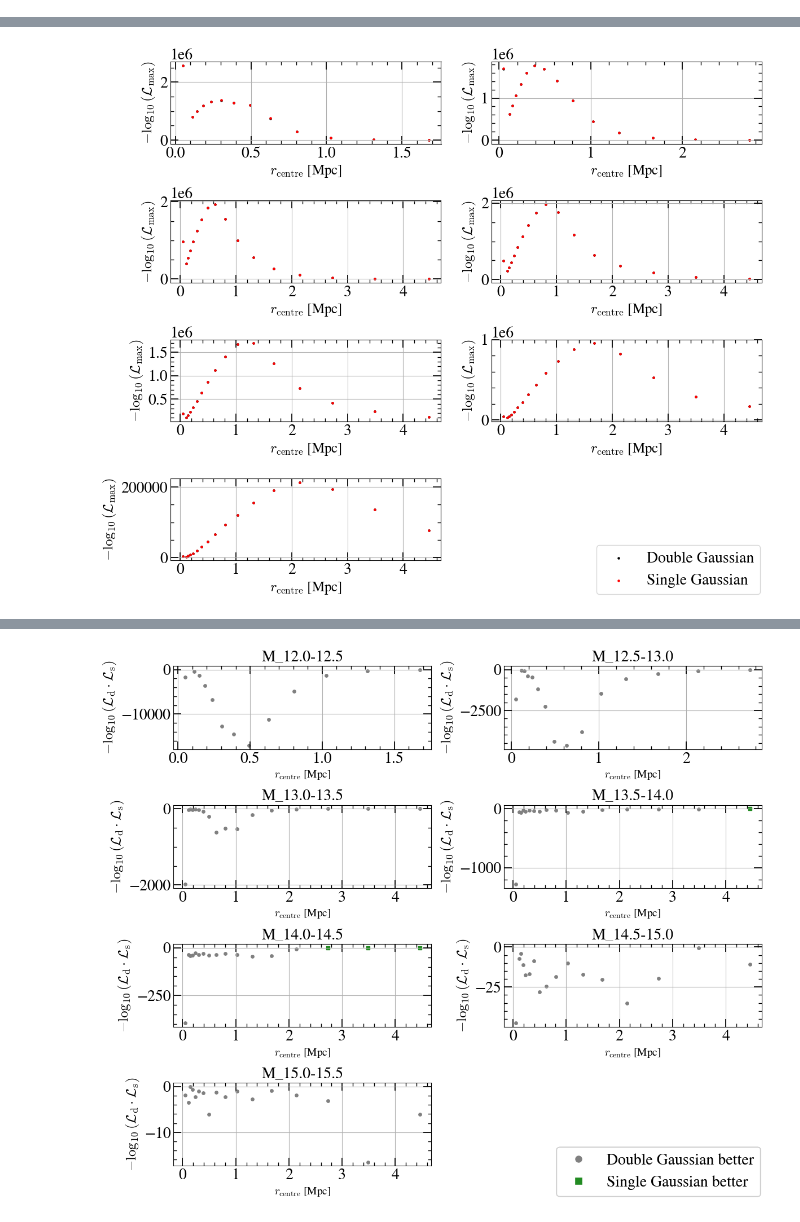
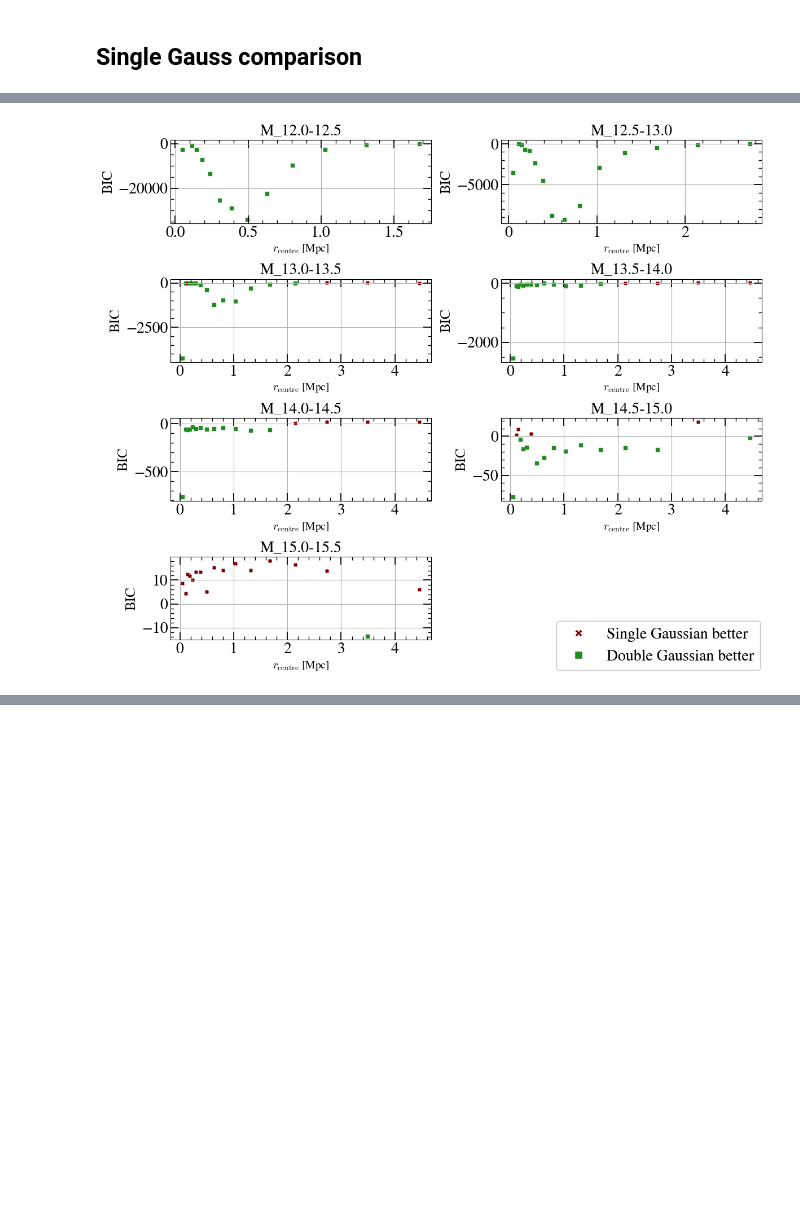
Before and after one commit to TimvdVuurst/MRP_vdvuurst, a Jupyter notebook: notebooks/onehalo_functional_forms.ipynb, the cells around one changed output, grey strips where cells are left out. Saved outputs shown, nothing was run; the diff lists cells and outputs as text; code cells hidden in the pictures; blank space fills up the shorter version.

Commit message:
BIC implemented as comparison gauge

```diff
--- a/notebooks/onehalo_functional_forms.ipynb
+++ b/notebooks/onehalo_functional_forms.ipynb
@@ -39,7 +37,9 @@ def radial_param_scraper(rootpath, lower_mass = 2, upper_mass = 5.5, step = 0.5,
     for mass_bin in mass_bins:
         for p in params:
             mass_dict[mass_bin][f'{p}_errors'] = np.full((*rbin_centers.shape,2), 0, dtype = np.float32)
+        # pre-fill dict with placeholder values
         mass_dict[mass_bin]['likelihood'] = np.full(rbin_centers.shape,-np.inf, dtype = np.float32)
+        mass_dict[mass_bin]['N'] = np.full(rbin_centers.shape,0, dtype = np.float32)
 
     for subdir, _, files in os.walk(rootpath):
         for file in files:
@@ -67,6 +67,7 @@ def radial_param_scraper(rootpath, lower_mass = 2, upper_mass = 5.5, step = 0.5,
                                 mass_dict[mass_bin_str][key][r_index] = value
                         #TODO: with the try/except i do no errors for minimize now. but they should be just 0
                         except KeyError:
+                            print(key)
                             continue
 
     #numpy to list
@@ -206,9 +211,14 @@ colors = ['red', 'black', 'blue', 'forestgreen', 'orange', 'magenta', 'gray']
 color_dict = dict(zip(func_names,colors))
 func_dict = dict(zip(func_names, all_funcs))
 
+rbins = modified_logspace(0, 5, 18)
+rbin_centers = np.array([np.mean(rbins[i:i+2]) for i in range(17)])
 
 def reduced_chi2(O, E, sigma, dof):
     return np.sum(np.square(O - E) / sigma** 2) / dof
+
+def reduced_chi2_no_err(O, E, dof):
+    return np.sum(np.square(O - E)/ E) / dof
 
 
 def fit_all_forms(mass_dict = mass_dict, range_str = None, skip_radbin = None):
@@ -243,7 +253,7 @@ def fit_all_forms(mass_dict = mass_dict, range_str = None, skip_radbin = None):
         fig, axes = plt.subplots(nrows = 3, figsize = (10,10), sharex = False)
         no_err = [True, True, True]
         for i,(param, values) in enumerate(mass_bin_dict.items()):
-            if 'errors' in param:
+            if 'errors' in param or param == 'likelihood' or param == 'N':
                 continue
             values = np.array(values)
 
@@ -328,4 +338,4 @@ def fit_all_forms(mass_dict = mass_dict, range_str = None, skip_radbin = None):
             break
 
 # fit_all_forms('M_13.5-14.0', skip_radbin = -1)
-fit_all_forms()
+# fit_all_forms()
@@ -340,9 +342,12 @@ fit_all_forms()
+# %% [markdown]
+## Single Gauss comparison
 # %%
 from matplotlib.lines import Line2D
 
 def compare_models(range_str = None, mode = 'both'):
     # overlay
     if mode.lower() in ['both', 'overlay']:
+        single_better_dict = {}
         fig, axes = plt.subplots(figsize = (12,10), nrows = 4, ncols = 2)
         for i, (key, mass_bin_dict) in enumerate(mass_dict.items()):
             if range_str:
@@ -352,21 +357,27 @@ def compare_models(range_str = None, mode = 'both'):
             else:
                 mass_bin_dict_single = mass_dict_single_gaussian[key]
 
-            L_double = -1 * np.float64(mass_bin_dict['likelihood'])
-            L_single = -1 * np.float64(mass_bin_dict_single['likelihood'])
+            L_double = np.float64(mass_bin_dict['likelihood'])
+            L_single = np.float64(mass_bin_dict_single['likelihood'])
 
-            single_better_mask = L_single <= L_double
+            BIC_double = BIC(L_double, mass_bin_dict['N'], 3)
+            BIC_single = BIC(L_single, mass_bin_dict_single['N'], 1)
+
+            single_better_mask = BIC_single <= BIC_double
+            single_better_dict[key] = single_better_mask
+
             print(f'MASS BIN: {key}')
             for j,r_centre in enumerate(rbin_centers):
                 if L_double[j] == -np.inf or L_double[j] == 0.:
                     continue
-                print(f'rbin: {r_centre}: Single Gaussian has {'BETTER' if single_better_mask[j] else 'WORSE'} likelihood than Double Gaussian')
+                print(f'rbin: {r_centre}: Single Gaussian has {'BETTER' if single_better_mask[j] else 'WORSE'} BIC than Double Gaussian')
             print()
 
             ax = axes[np.unravel_index(i, shape = (4,2))]
-            ax.scatter(rbin_centers, L_double, color = 'black', label = '' if i != 6 else 'Double Gaussian', s = 5)
-            ax.scatter(rbin_centers, L_single, color = 'red', label = '' if i != 6 else 'Single Gaussian', s = 5)
-            ax.set_ylabel(r'$-\log_{10}(\mathcal{L}_{\mathrm{max}})$', fontsize =18)
+            ax.scatter(rbin_centers, BIC_double, color = 'black', label = '' if i != 6 else 'Double Gaussian', s = 5)
+            ax.scatter(rbin_centers, BIC_single, color = 'red', label = '' if i != 6 else 'Single Gaussian', s = 5)
+            # ax.set_ylabel(r'$-\log_{10}(\mathcal{L}_{\mathrm{max}})$', fontsize =18)
+            ax.set_ylabel(r'BIC', fontsize =18)
             ax.set_xlabel(r'$r_{\mathrm{centre}}$ [Mpc]', fontsize =18)
             if i == 6:
                 fig.legend(loc = 'lower right')
@@ -374,9 +385,11 @@ def compare_models(range_str = None, mode = 'both'):
 
         axes[np.unravel_index(7, (4,2))].remove()
         fig.tight_layout()
-        plt.show()
+        # plt.show()
+        plt.close()
 
     if mode.lower() in ['both', 'diff', 'difference']:
+        single_better_dict = {}
         # Difference
         fig, axes = plt.subplots(figsize = (12,10), nrows = 4, ncols = 2)
         for i, (key, mass_bin_dict) in enumerate(mass_dict.items()):
@@ -387,15 +400,23 @@ def compare_models(range_str = None, mode = 'both'):
             else:
                 mass_bin_dict_single = mass_dict_single_gaussian[key]
 
-            L_double = -1 * mass_bin_dict['likelihood']
-            L_single = -1 * mass_bin_dict_single['likelihood']
+            L_double = np.float64(mass_bin_dict['likelihood'])
+            L_single = np.float64(mass_bin_dict_single['likelihood'])
+
+            BIC_double = BIC(L_double, mass_bin_dict['N'], 3)
+            BIC_single = BIC(L_single, mass_bin_dict_single['N'], 1)
+
+            single_better_mask = BIC_single <= BIC_double
+            single_better_dict[key] = single_better_mask
 
 
             # Log(L) is a negative number which we want to MAXIMIZE (i.e. as close to 0 as possible because it wont be positive). Therefore we want -log(L) as
             # SMALL as possible (again, as close to 0 as possible but now from a positive number).
             # So, if L_double / L_single is smaller than one that means L_single is larger which means it is a WORSE likelihood since they are neg_log_L now
-            L_diff = L_double - L_single
+            # L_diff = L_double - L_single
             # L_diff[L_diff == 0.] = np.nan
+
+            BIC_diff = BIC_double - BIC_single # Lower BIC is better, so we want this in the negative
 
 
             ax = axes[np.unravel_index(i, shape = (4,2))]
@@ -404,20 +425,21 @@ def compare_models(range_str = None, mode = 'both'):
 
             # single_better_border = 1. - (0.01 / 100)
             single_better_border = 0.
-            for j, (r_c, L) in enumerate(zip(rbin_centers, L_diff)):
-                print(L, end=' ')
-                c = 'grey' if L < single_better_border else 'forestgreen'
-                l = 'Double better' if L < single_better_border else 'Single better'
-                m = 'o' if L < single_better_border else 's'
-                ax.scatter(r_c, L, color = c, s = 15, label = l if (j == 16 and i == 6) else '', marker = m)
+            for j, (r_c, BICd) in enumerate(zip(rbin_centers, BIC_diff)):
+                print(BICd, end=' ')
+                c = 'maroon' if BICd > single_better_border else 'forestgreen'
+                l = 'Double better' if BICd > single_better_border else 'Single better'
+                m = 'X' if BICd > single_better_border else 's'
+                ax.scatter(r_c, BICd, color = c, s = 15, label = l if (j == 16 and i == 6) else '', marker = m)
             print()
-            ax.set_ylabel(r'$-\log_{10}(\mathcal{L}_{\mathrm{d}} \cdot \mathcal{L}_{\mathrm{s}})$', fontsize =18)
+            # ax.set_ylabel(r'$-\log_{10}(\mathcal{L}_{\mathrm{d}} \cdot \mathcal{L}_{\mathrm{s}})$', fontsize =18)
+            ax.set_ylabel(r'BIC', fontsize = 18)
             # ax.set_ylabel(r'$\frac{-\log_{10}(\mathcal{L}_{\mathrm{d}})}{-\log_{10}(\mathcal{L}_{\mathrm{s}})}$', fontsize =18)
             ax.set_xlabel(r'$r_{\mathrm{centre}}$ [Mpc]', fontsize = 14)
 
 
-            legend_elements = [Line2D([0], [0], marker='o', color='white', label='Double Gaussian better',markerfacecolor='grey', markersize=10),
-                               Line2D([0], [0], marker='s', color='white', label='Single Gaussian better', markerfacecolor='forestgreen', markersize=10)]
+            legend_elements = [Line2D([0], [0], marker='X', color='white', label='Single Gaussian better',markerfacecolor='maroon', markersize=10),
+                               Line2D([0], [0], marker='s', color='white', label='Double Gaussian better', markerfacecolor='forestgreen', markersize=10)]
             fig.legend(handles = legend_elements, loc = 'lower right')
             ax.grid()
             ax.set_title(key, fontsize = 20)
@@ -428,8 +450,10 @@ def compare_models(range_str = None, mode = 'both'):
 
 
 
+    return single_better_dict
 
 
-compare_models(mode = 'both')
+
+single_better_dict = compare_models(mode = 'both')
 # %% [output]
 MASS BIN: M_12.0-12.5
@@ -452 +476 @@ rbin: 4.4577371560000465: Single Gaussian has WORSE likelihood than Double Gauss
-[figure, old version]
+[figure, new version]
@@ -460 +476,0 @@ M_15.0-15.5 -1.8222656 -3.50708 -0.0063476562 -0.6113281 -2.2109375 -0.9921875 -
-[figure, removed]
```
Also changed, not shown: parts of 8 cells of this notebook, 2 other files.
